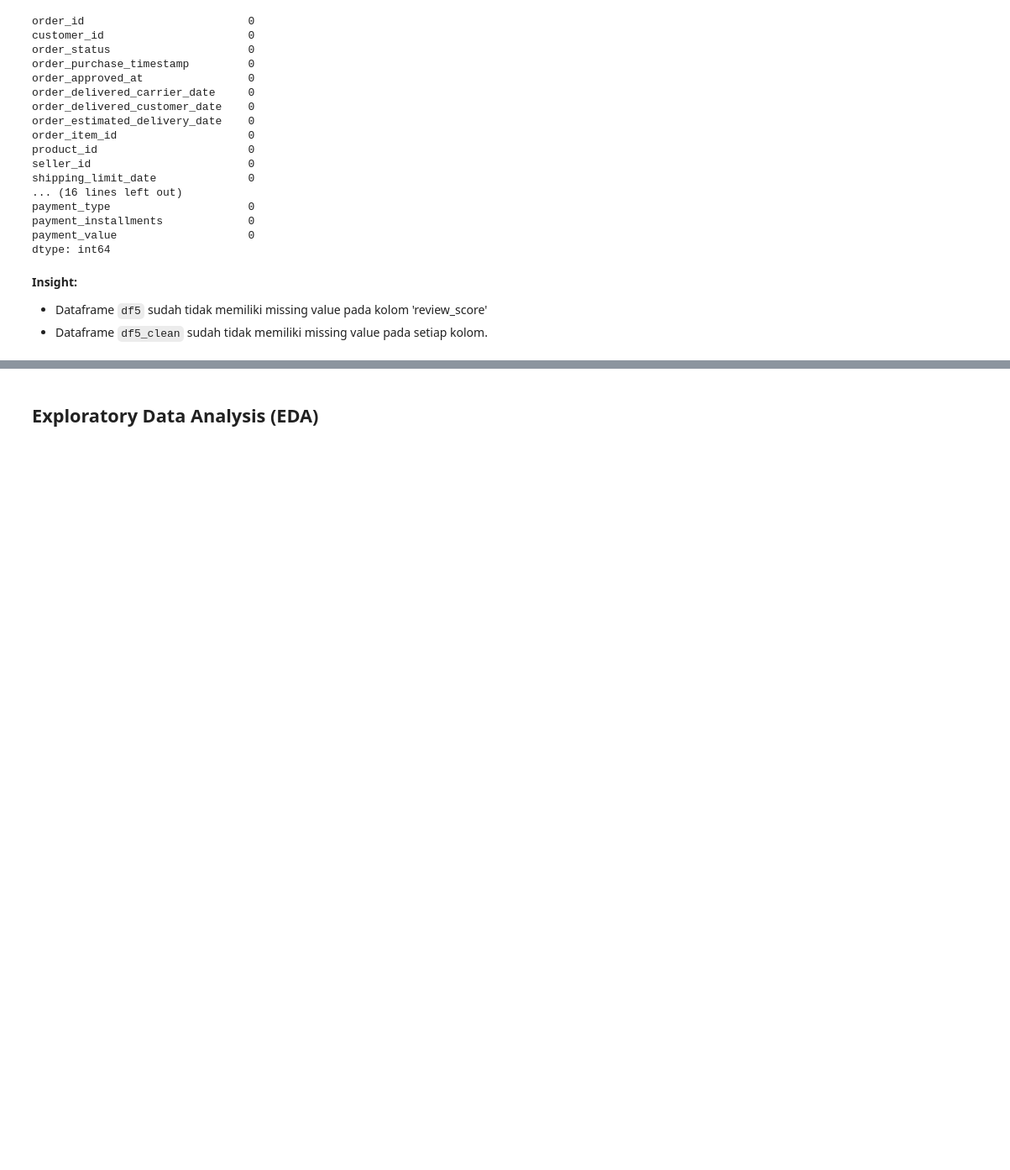
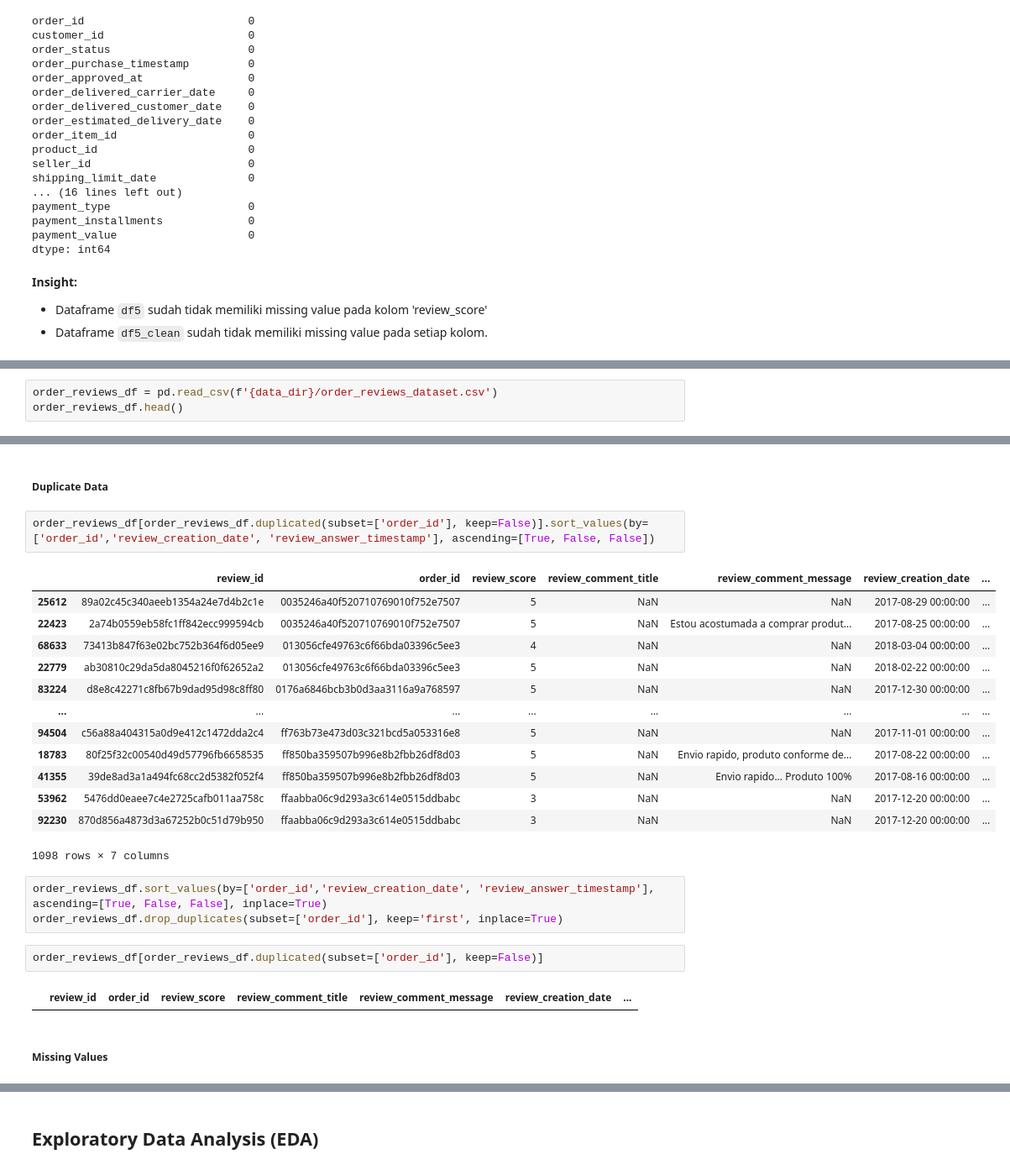
Before and after one commit to f2rra/dicoding, a Jupyter notebook: belajar-analisis-data-dengan-python/Proyek_Analisis_Data.ipynb, the cells around one changed output, grey strips where cells are left out. Shown at 84% size. Cells and saved outputs as stored; diff of their text form; blank space fills up the shorter version.

```diff
--- a/belajar-analisis-data-dengan-python/Proyek_Analisis_Data.ipynb
+++ b/belajar-analisis-data-dengan-python/Proyek_Analisis_Data.ipynb
@@ -1108,0 +1169,3 @@ dtype: int64
+# %%
+order_reviews_df = pd.read_csv(f'{data_dir}/order_reviews_dataset.csv')
+order_reviews_df.head()
@@ -1108,0 +1889,27 @@ dtype: int64
+# %% [markdown]
+##### Duplicate Data
+# %%
+order_reviews_df[order_reviews_df.duplicated(subset=['order_id'], keep=False)].sort_values(by=['order_id','review_creation_date', 'review_answer_timestamp'], ascending=[True, False, False])
+# %% [output]
+|  | review_id | order_id | review_score | review_comment_title | review_comment_message | review_creation_date | ... |
+| 25612 | 89a02c45c340aeeb1354a24e7d4b2c1e | 0035246a40f520710769010f752e7507 | 5 | NaN | NaN | 2017-08-29 00:00:00 | ... |
+| 22423 | 2a74b0559eb58fc1ff842ecc999594cb | 0035246a40f520710769010f752e7507 | 5 | NaN | Estou acostumada a comprar produt... | 2017-08-25 00:00:00 | ... |
+| 68633 | 73413b847f63e02bc752b364f6d05ee9 | 013056cfe49763c6f66bda03396c5ee3 | 4 | NaN | NaN | 2018-03-04 00:00:00 | ... |
+| 22779 | ab30810c29da5da8045216f0f62652a2 | 013056cfe49763c6f66bda03396c5ee3 | 5 | NaN | NaN | 2018-02-22 00:00:00 | ... |
+| 83224 | d8e8c42271c8fb67b9dad95d98c8ff80 | 0176a6846bcb3b0d3aa3116a9a768597 | 5 | NaN | NaN | 2017-12-30 00:00:00 | ... |
+| ... | ... | ... | ... | ... | ... | ... | ... |
+| 94504 | c56a88a404315a0d9e412c1472dda2c4 | ff763b73e473d03c321bcd5a053316e8 | 5 | NaN | NaN | 2017-11-01 00:00:00 | ... |
+| 18783 | 80f25f32c00540d49d57796fb6658535 | ff850ba359507b996e8b2fbb26df8d03 | 5 | NaN | Envio rapido, produto conforme de... | 2017-08-22 00:00:00 | ... |
+| 41355 | 39de8ad3a1a494fc68cc2d5382f052f4 | ff850ba359507b996e8b2fbb26df8d03 | 5 | NaN | Envio rapido... Produto 100% | 2017-08-16 00:00:00 | ... |
+| 53962 | 5476dd0eaee7c4e2725cafb011aa758c | ffaabba06c9d293a3c614e0515ddbabc | 3 | NaN | NaN | 2017-12-20 00:00:00 | ... |
+| 92230 | 870d856a4873d3a67252b0c51d79b950 | ffaabba06c9d293a3c614e0515ddbabc | 3 | NaN | NaN | 2017-12-20 00:00:00 | ... |
+1098 rows × 7 columns
+# %%
+order_reviews_df.sort_values(by=['order_id','review_creation_date', 'review_answer_timestamp'], ascending=[True, False, False], inplace=True)
+order_reviews_df.drop_duplicates(subset=['order_id'], keep='first', inplace=True)
+# %%
+order_reviews_df[order_reviews_df.duplicated(subset=['order_id'], keep=False)]
+# %% [output]
+|  | review_id | order_id | review_score | review_comment_title | review_comment_message | review_creation_date | ... |
+# %% [markdown]
+##### Missing Values
```
Also changed, not shown: parts of 118 cells of this notebook.
